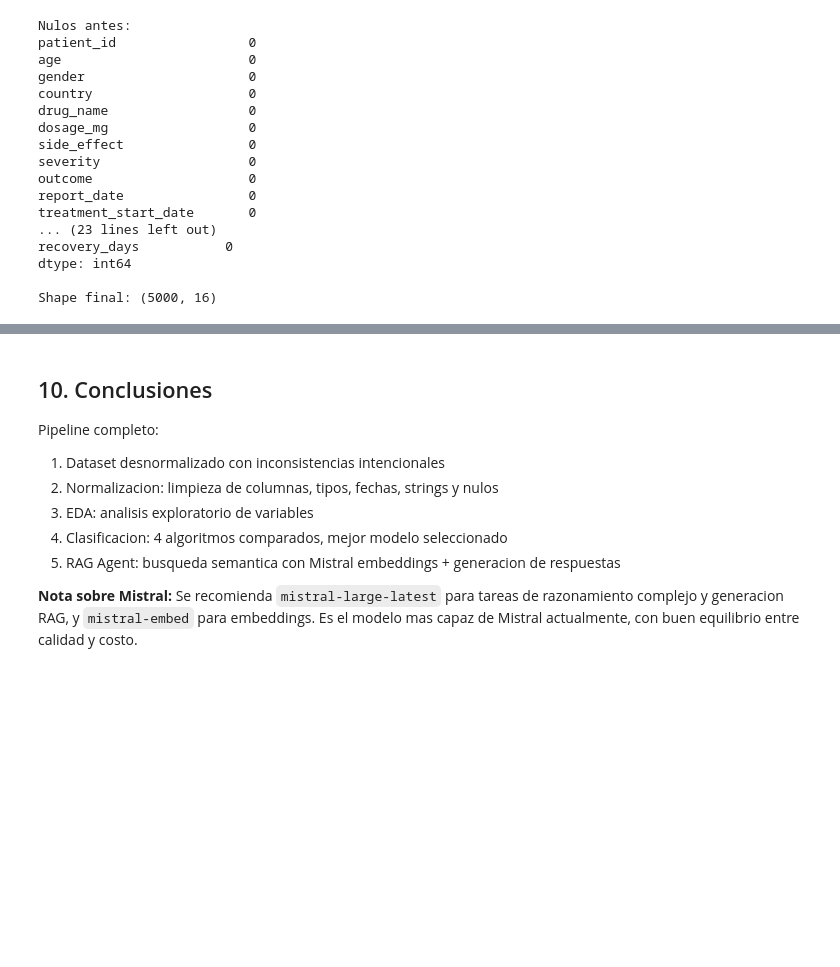
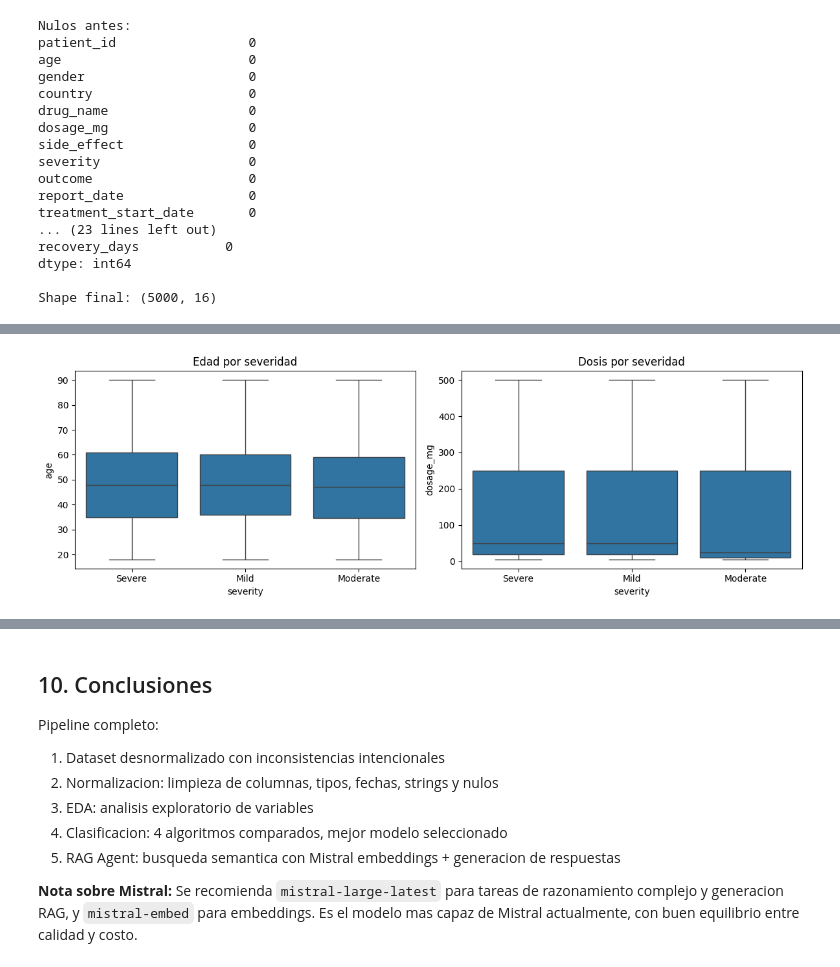
Before and after one commit to gabriell-e/agente_ventas_langchain_mistral, a Jupyter notebook: Drug_Side_Effects_Classification.ipynb, the cells around one changed output, grey strips where cells are left out. Drawn from its saved outputs; the diff is of its cells as text; code cells hidden in the pictures; blank space fills up the shorter version.

```diff
--- a/Drug_Side_Effects_Classification.ipynb
+++ b/Drug_Side_Effects_Classification.ipynb
@@ -328,0 +370,13 @@ Shape final: (5000, 16)
+# %%
+# Distribucion de edad por severidad
+plt.figure(figsize=(12, 4))
+plt.subplot(1, 2, 1)
+sns.boxplot(x="severity", y="age", data=df)
+plt.title("Edad por severidad")
+plt.subplot(1, 2, 2)
+sns.boxplot(x="severity", y="dosage_mg", data=df)
+plt.title("Dosis por severidad")
+plt.tight_layout()
+plt.show()
+# %% [output]
+[figure, added]
```
Also changed, not shown: parts of 19 cells of this notebook.
